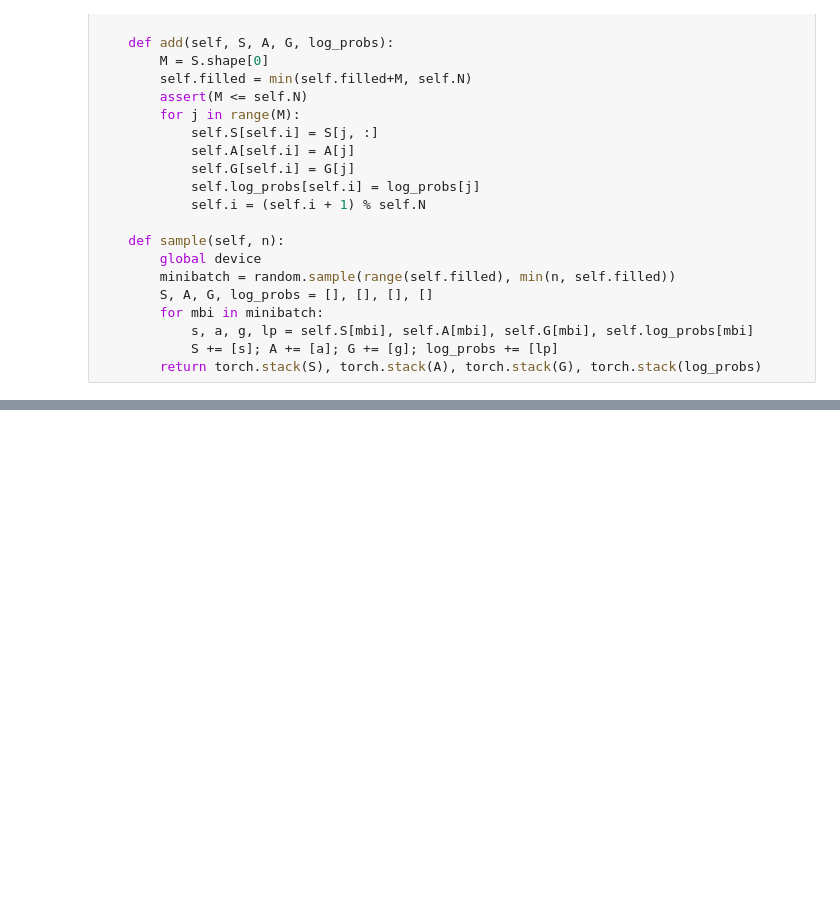
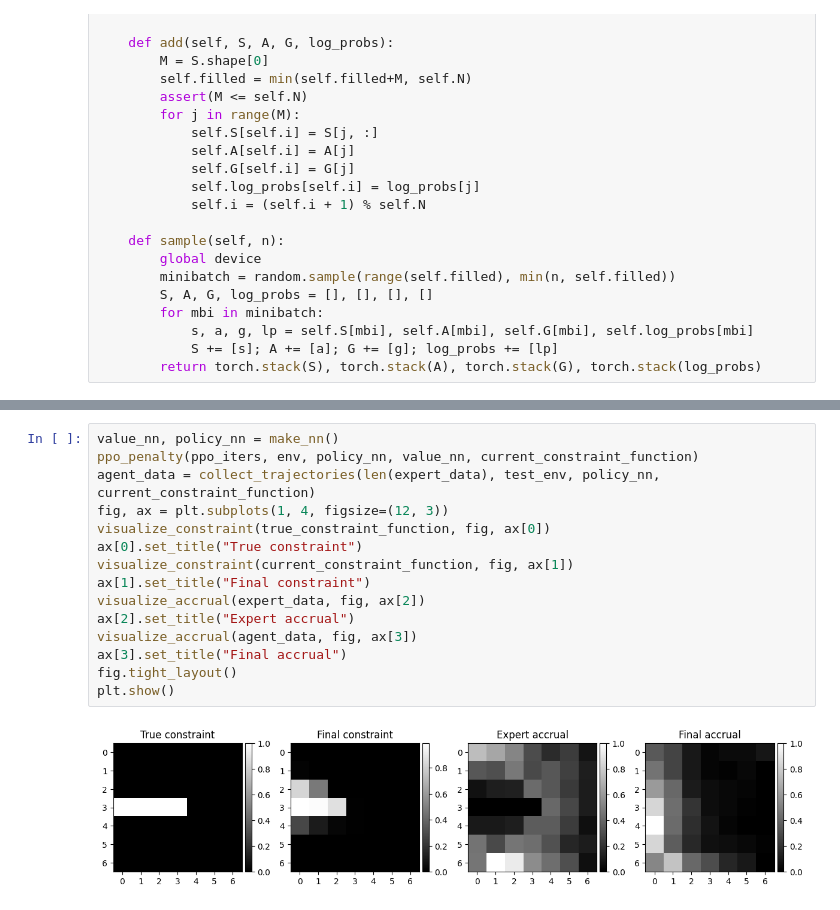
Before and after one commit to ashishgaurav13/ICL, a Jupyter notebook: Tutorial.ipynb, the cells around one changed output, grey strips where cells are left out. Saved outputs shown, nothing was run; the diff lists cells and outputs as text; blank space fills up the shorter version.

```diff
--- a/Tutorial.ipynb
+++ b/Tutorial.ipynb
@@ -580,0 +496,17 @@ KeyboardInterrupt:
+# %%
+value_nn, policy_nn = make_nn()
+ppo_penalty(ppo_iters, env, policy_nn, value_nn, current_constraint_function)
+agent_data = collect_trajectories(len(expert_data), test_env, policy_nn, current_constraint_function)
+fig, ax = plt.subplots(1, 4, figsize=(12, 3))
+visualize_constraint(true_constraint_function, fig, ax[0])
+ax[0].set_title("True constraint")
+visualize_constraint(current_constraint_function, fig, ax[1])
+ax[1].set_title("Final constraint")
+visualize_accrual(expert_data, fig, ax[2])
+ax[2].set_title("Expert accrual")
+visualize_accrual(agent_data, fig, ax[3])
+ax[3].set_title("Final accrual")
+fig.tight_layout()
+plt.show()
+# %% [output]
+[figure, added]
```
Also changed, not shown: parts of 69 cells of this notebook, 1 other file.
